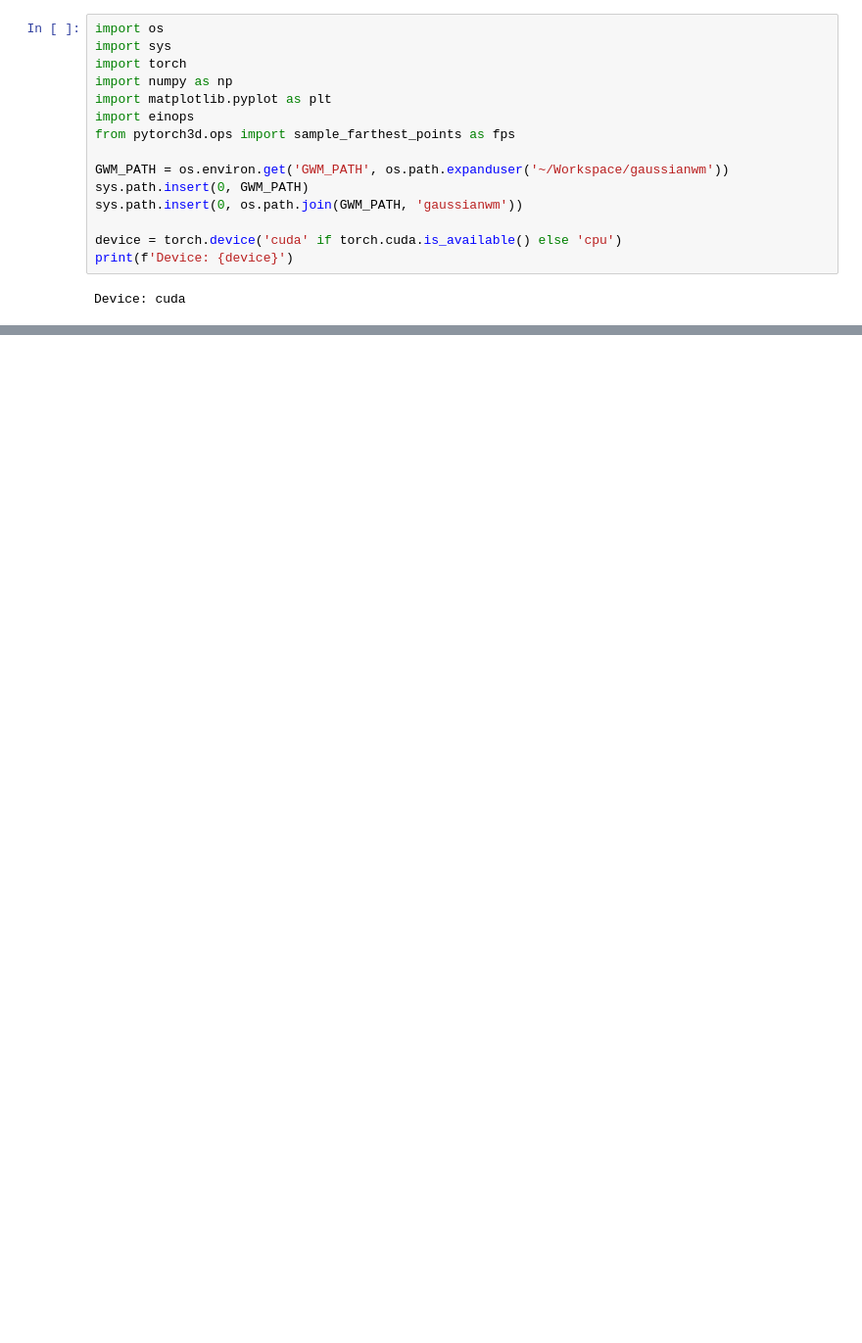
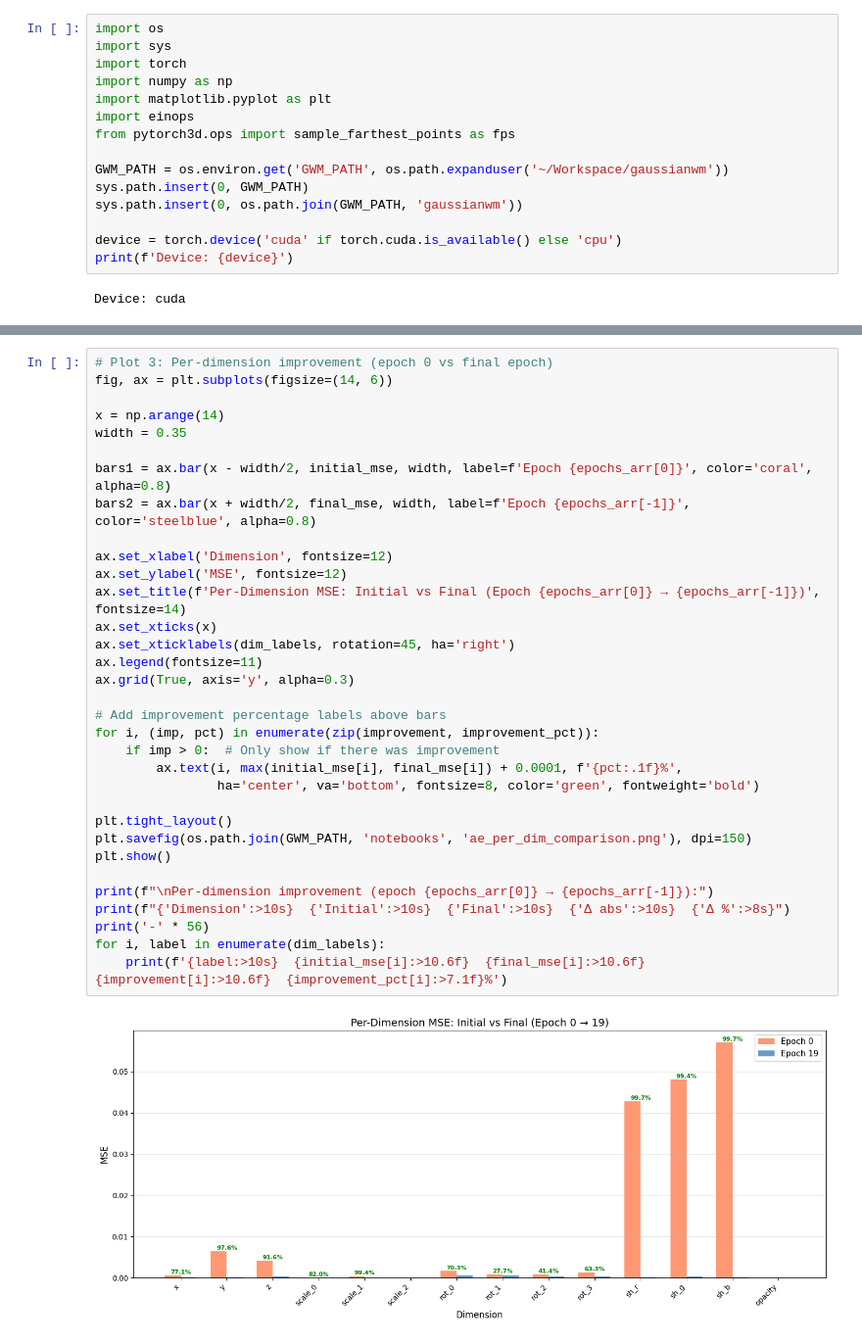
Before and after one commit to frankcholula/gaussianwm, a Jupyter notebook: notebooks/ae_reconstruction.ipynb, the cells around one changed output, grey strips where cells are left out. Shown at 98% size. Saved outputs shown, nothing was run; the diff lists cells and outputs as text; blank space fills up the shorter version.

```diff
--- a/notebooks/ae_reconstruction.ipynb
+++ b/notebooks/ae_reconstruction.ipynb
@@ -296,0 +465,35 @@ plt.show()
+# %%
+# Plot 3: Per-dimension improvement (epoch 0 vs final epoch)
+fig, ax = plt.subplots(figsize=(14, 6))
+
+x = np.arange(14)
+width = 0.35
+
+bars1 = ax.bar(x - width/2, initial_mse, width, label=f'Epoch {epochs_arr[0]}', color='coral', alpha=0.8)
+bars2 = ax.bar(x + width/2, final_mse, width, label=f'Epoch {epochs_arr[-1]}', color='steelblue', alpha=0.8)
+
+ax.set_xlabel('Dimension', fontsize=12)
+ax.set_ylabel('MSE', fontsize=12)
+ax.set_title(f'Per-Dimension MSE: Initial vs Final (Epoch {epochs_arr[0]} → {epochs_arr[-1]})', fontsize=14)
+ax.set_xticks(x)
+ax.set_xticklabels(dim_labels, rotation=45, ha='right')
+ax.legend(fontsize=11)
+ax.grid(True, axis='y', alpha=0.3)
+
+# Add improvement percentage labels above bars
+for i, (imp, pct) in enumerate(zip(improvement, improvement_pct)):
+    if imp > 0:  # Only show if there was improvement
+        ax.text(i, max(initial_mse[i], final_mse[i]) + 0.0001, f'{pct:.1f}%',
+                ha='center', va='bottom', fontsize=8, color='green', fontweight='bold')
+
+plt.tight_layout()
+plt.savefig(os.path.join(GWM_PATH, 'notebooks', 'ae_per_dim_comparison.png'), dpi=150)
+plt.show()
+
+print(f"\nPer-dimension improvement (epoch {epochs_arr[0]} → {epochs_arr[-1]}):")
+print(f"{'Dimension':>10s}  {'Initial':>10s}  {'Final':>10s}  {'Δ abs':>10s}  {'Δ %':>8s}")
+print('-' * 56)
+for i, label in enumerate(dim_labels):
+    print(f'{label:>10s}  {initial_mse[i]:>10.6f}  {final_mse[i]:>10.6f}  {improvement[i]:>10.6f}  {improvement_pct[i]:>7.1f}%')
+# %% [output]
+[figure, added]
```
Also changed, not shown: parts of 18 cells of this notebook, 11 other files.
